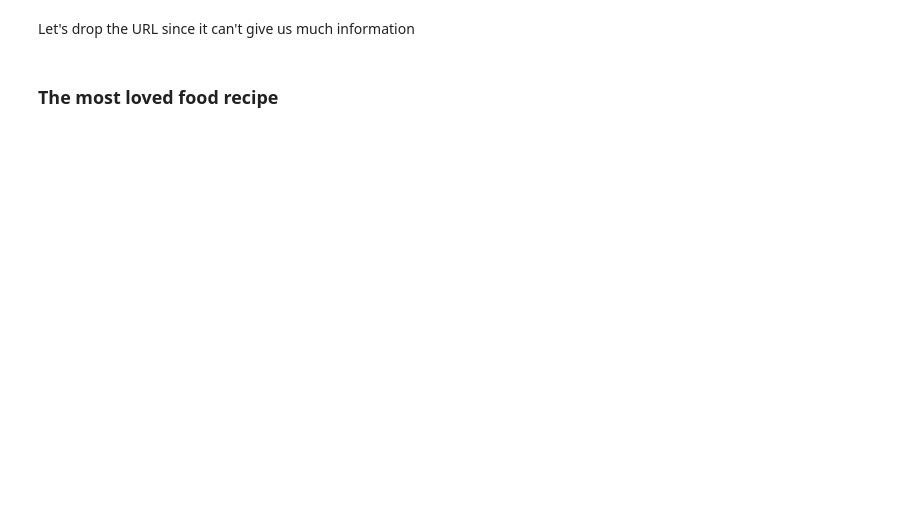
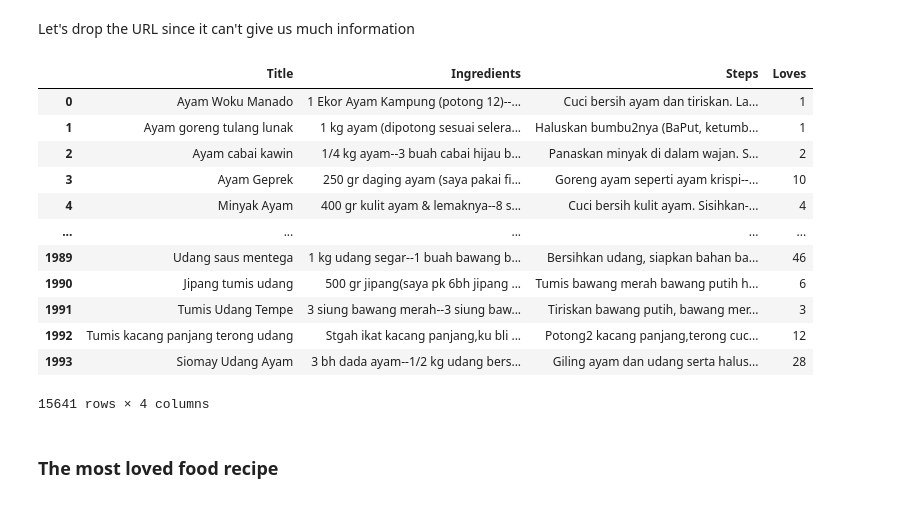
Before and after one commit to Cydnirn/gluton-model, a Jupyter notebook: gluton.ipynb, the cells around one changed output. Saved outputs shown, nothing was run; the diff lists cells and outputs as text; code cells hidden in the pictures; blank space fills up the shorter version.

```diff
--- a/gluton.ipynb
+++ b/gluton.ipynb
@@ -38,15 +40,15 @@ plt.style.use('fivethirtyeight')
 # %% [markdown]
 <h3 class="list-group-item list-group-item-action active">Let's take a look at the data</h3>
 # %%
-df_ayam = pd.read_csv('../input/indonesian-food-recipes/dataset-ayam.csv')
-df_ikan = pd.read_csv('../input/indonesian-food-recipes/dataset-ikan.csv')
-df_kambing = pd.read_csv('../input/indonesian-food-recipes/dataset-kambing.csv')
-df_sapi = pd.read_csv('../input/indonesian-food-recipes/dataset-sapi.csv')
-df_tahu = pd.read_csv('../input/indonesian-food-recipes/dataset-tahu.csv')
-df_telur = pd.read_csv('../input/indonesian-food-recipes/dataset-telur.csv')
-df_tempe = pd.read_csv('../input/indonesian-food-recipes/dataset-tempe.csv')
-df_udang = pd.read_csv('../input/indonesian-food-recipes/dataset-udang.csv')
+df_ayam = pd.read_csv('/kaggle/input/indonesian-food-recipes/dataset-ayam.csv')
+df_ikan = pd.read_csv('/kaggle/input/indonesian-food-recipes/dataset-ikan.csv')
+df_kambing = pd.read_csv('/kaggle/input/indonesian-food-recipes/dataset-kambing.csv')
+df_sapi = pd.read_csv('/kaggle/input/indonesian-food-recipes/dataset-sapi.csv')
+df_tahu = pd.read_csv('/kaggle/input/indonesian-food-recipes/dataset-tahu.csv')
+df_telur = pd.read_csv('/kaggle/input/indonesian-food-recipes/dataset-telur.csv')
+df_tempe = pd.read_csv('/kaggle/input/indonesian-food-recipes/dataset-tempe.csv')
+df_udang = pd.read_csv('/kaggle/input/indonesian-food-recipes/dataset-udang.csv')
 
-df = df_ayam.append([df_ikan,df_kambing,df_sapi,df_tahu,df_telur,df_tempe,df_udang])
+df = pd.concat([df_ayam,df_ikan,df_kambing,df_sapi,df_tahu,df_telur,df_tempe,df_udang])
 # %%
 df
@@ -57,6 +76,42 @@ print(f'Columns: {df.columns.values}')
 Let's drop the URL since it can't give us much information
 # %%
 df.drop('URL', axis=1, inplace=True)
+# %%
+import re
+
+def remove_emojis(text):
+  """Removes emojis from a string."""
+  if isinstance(text, str):
+    emoji_pattern = re.compile("["
+                           u"\U0001F600-\U0001F64F"  # emoticons
+                           u"\U0001F300-\U0001F5FF"  # symbols & pictographs
+                           u"\U0001F680-\U0001F6FF"  # transport & map symbols
+                           u"\U0001F1E0-\U0001F1FF"  # flags (iOS)
+                           u"\U00002702-\U000027B0"
+                           u"\U000024C2-\U0001F251"
+                           "]+", flags=re.UNICODE)
+    return emoji_pattern.sub(r'', text)
+  return text
+
+df['Title'] = df['Title'].apply(remove_emojis)
+df['Ingredients'] = df['Ingredients'].apply(remove_emojis)
+df['Steps'] = df['Steps'].apply(remove_emojis)
+
+df
+# %% [output]
+|  | Title | Ingredients | Steps | Loves |
+| 0 | Ayam Woku Manado | 1 Ekor Ayam Kampung (potong 12)--... | Cuci bersih ayam dan tiriskan. La... | 1 |
+| 1 | Ayam goreng tulang lunak | 1 kg ayam (dipotong sesuai selera... | Haluskan bumbu2nya (BaPut, ketumb... | 1 |
+| 2 | Ayam cabai kawin | 1/4 kg ayam--3 buah cabai hijau b... | Panaskan minyak di dalam wajan. S... | 2 |
+| 3 | Ayam Geprek | 250 gr daging ayam (saya pakai fi... | Goreng ayam seperti ayam krispi--... | 10 |
+| 4 | Minyak Ayam | 400 gr kulit ayam & lemaknya--8 s... | Cuci bersih kulit ayam. Sisihkan-... | 4 |
+| ... | ... | ... | ... | ... |
+| 1989 | Udang saus mentega | 1 kg udang segar--1 buah bawang b... | Bersihkan udang, siapkan bahan ba... | 46 |
+| 1990 | Jipang tumis udang | 500 gr jipang(saya pk 6bh jipang ... | Tumis bawang merah bawang putih h... | 6 |
+| 1991 | Tumis Udang Tempe | 3 siung bawang merah--3 siung baw... | Tiriskan bawang putih, bawang mer... | 3 |
+| 1992 | Tumis kacang panjang terong udang | Stgah ikat kacang panjang,ku bli ... | Potong2 kacang panjang,terong cuc... | 12 |
+| 1993 | Siomay Udang Ayam | 3 bh dada ayam--1/2 kg udang bers... | Giling ayam dan udang serta halus... | 28 |
+15641 rows × 4 columns
 # %% [markdown]
 <h3 class="list-group-item list-group-item-action active">The most loved food recipe</h3>
 <h3 class="list-group-item list-group-item-action active"></h3>
```
Also changed, not shown: parts of 4 cells of this notebook.
